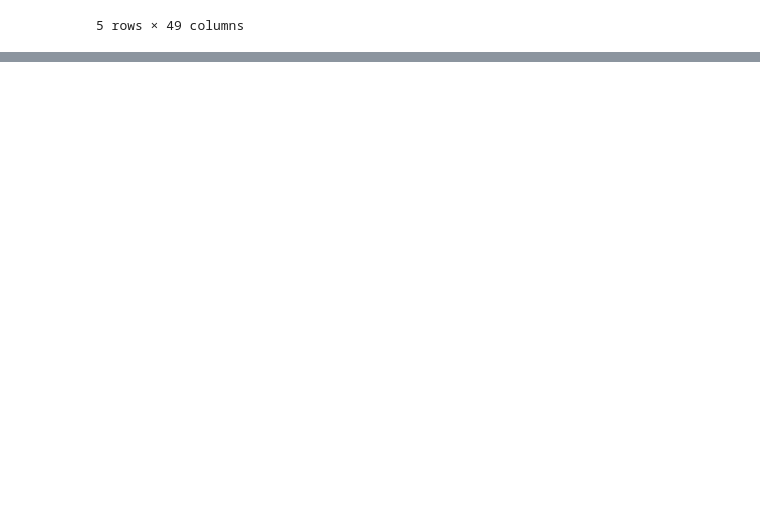
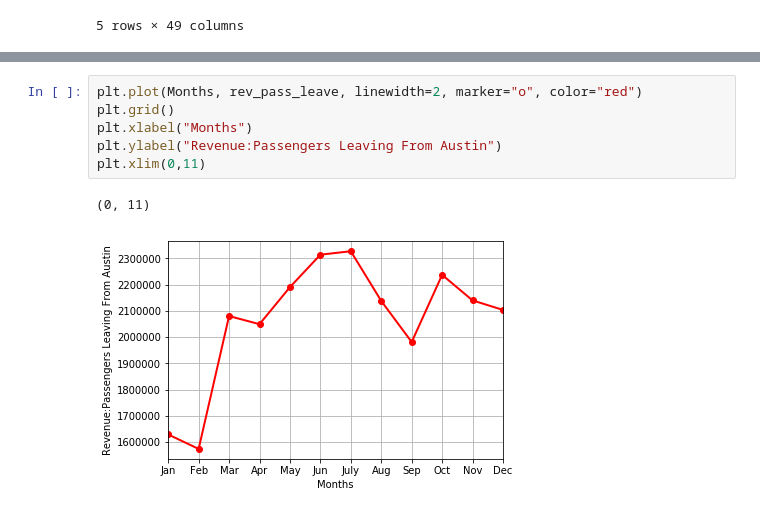
Before and after one commit to cletusajim/Project1-SXSW-Analysis, a Jupyter notebook: Airlinedata.ipynb, the cells around one changed output, grey strips where cells are left out. Cells and saved outputs as stored; diff of their text form; blank space fills up the shorter version.

```diff
--- a/Airlinedata.ipynb
+++ b/Airlinedata.ipynb
@@ -36,0 +110,9 @@ clean_airline_data_df
+# %%
+plt.plot(Months, rev_pass_leave, linewidth=2, marker="o", color="red")
+plt.grid()
+plt.xlabel("Months")
+plt.ylabel("Revenue:Passengers Leaving From Austin")
+plt.xlim(0,11)
+# %% [output]
+(0, 11)
+[figure, added]
```
Also changed, not shown: parts of 16 cells of this notebook, 1 other file.
